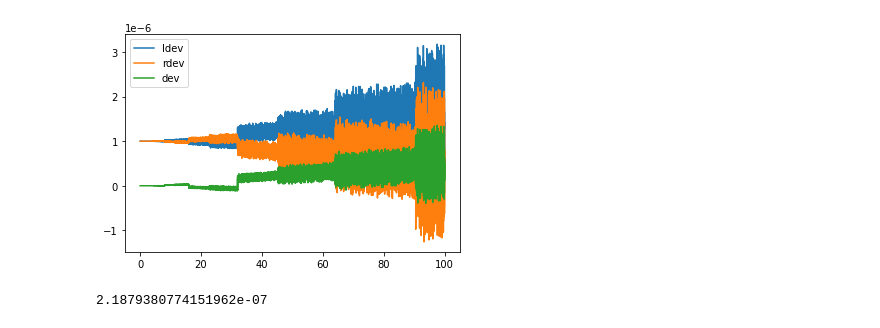
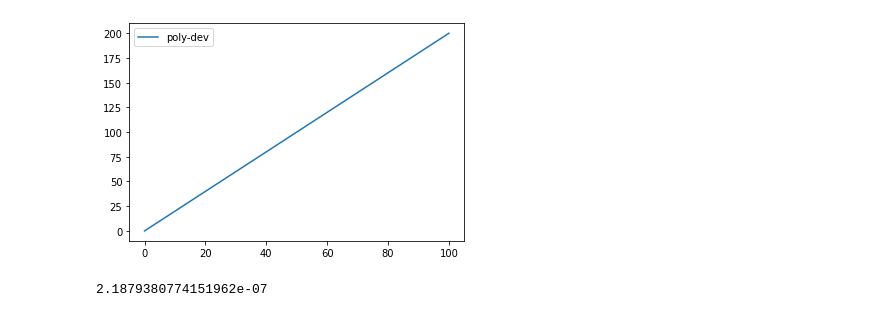
Before and after one commit to mk314k/Polynomial, a Jupyter notebook: newton.ipynb, the cells around one changed output. Drawn from its saved outputs; the diff is of its cells as text; code cells hidden in the pictures.

```diff
--- a/newton.ipynb
+++ b/newton.ipynb
@@ -11,15 +77,16 @@ def derivative(f, x, eps=1e-6):
 # %%
 x = np.linspace(0,100,10000)
 # %%
-f = lambda x: x**2
+f = Polynomial([1,0,0])#lambda x: x**2
 # %%
-plt.plot(x, 2*x - lderivative(f,x), label="ldev")
-plt.plot(x, -2*x + rderivative(f,x), label="rdev")
-plt.plot(x, 2*x - derivative(f,x, 1e-6), label="dev")
+# plt.plot(x, 2*x - lderivative(f,x), label="ldev")
+# plt.plot(x, -2*x + rderivative(f,x), label="rdev")
+# plt.plot(x, 2*x - derivative(f,x, 1e-6), label="dev")
+plt.plot(x, f.derivative()(x), label="poly-dev")
 plt.legend()
 plt.show()
 # %% [output]
-[figure, old version]
+[figure, new version]
 # %%
 ( 2*x - derivative(f,x, 1e-6)).mean()
 # %% [output]
```
Also changed, not shown: parts of 20 cells of this notebook.
